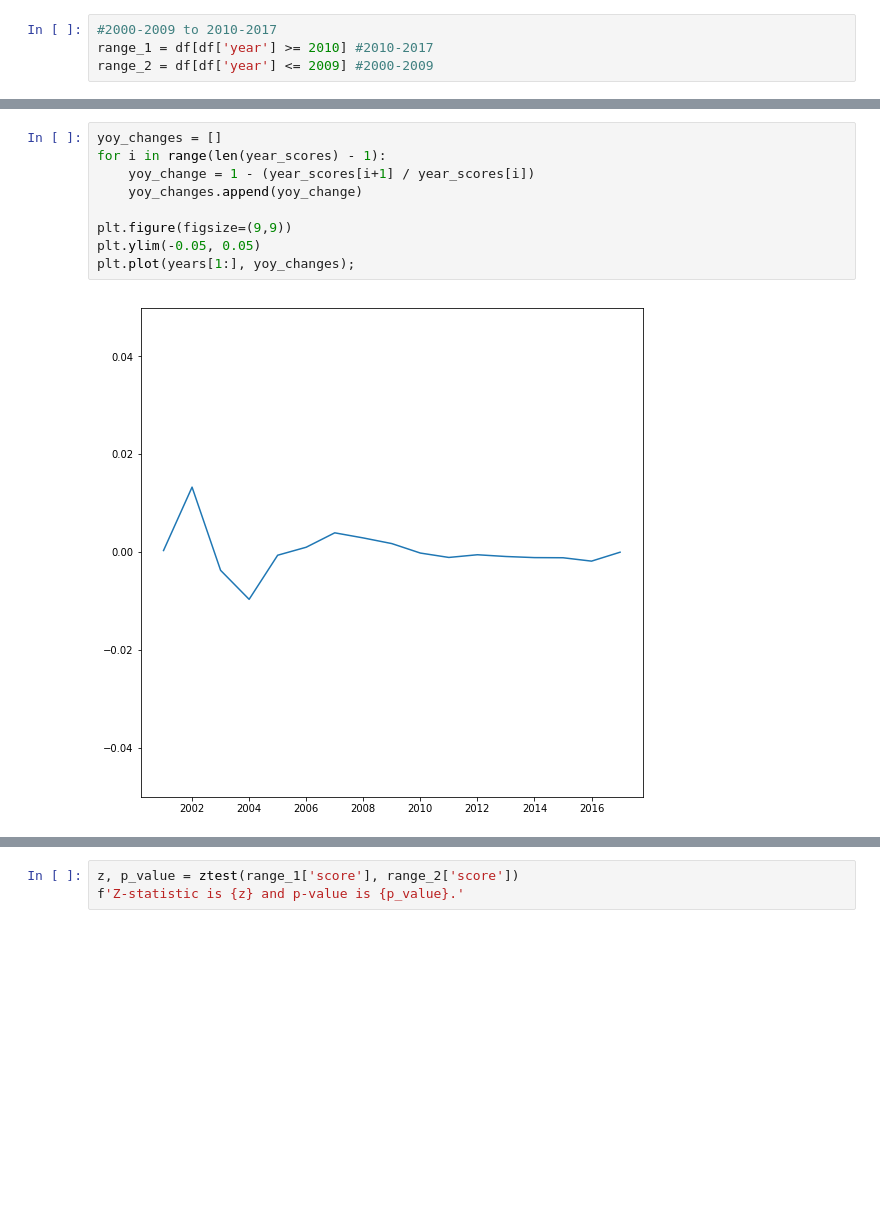
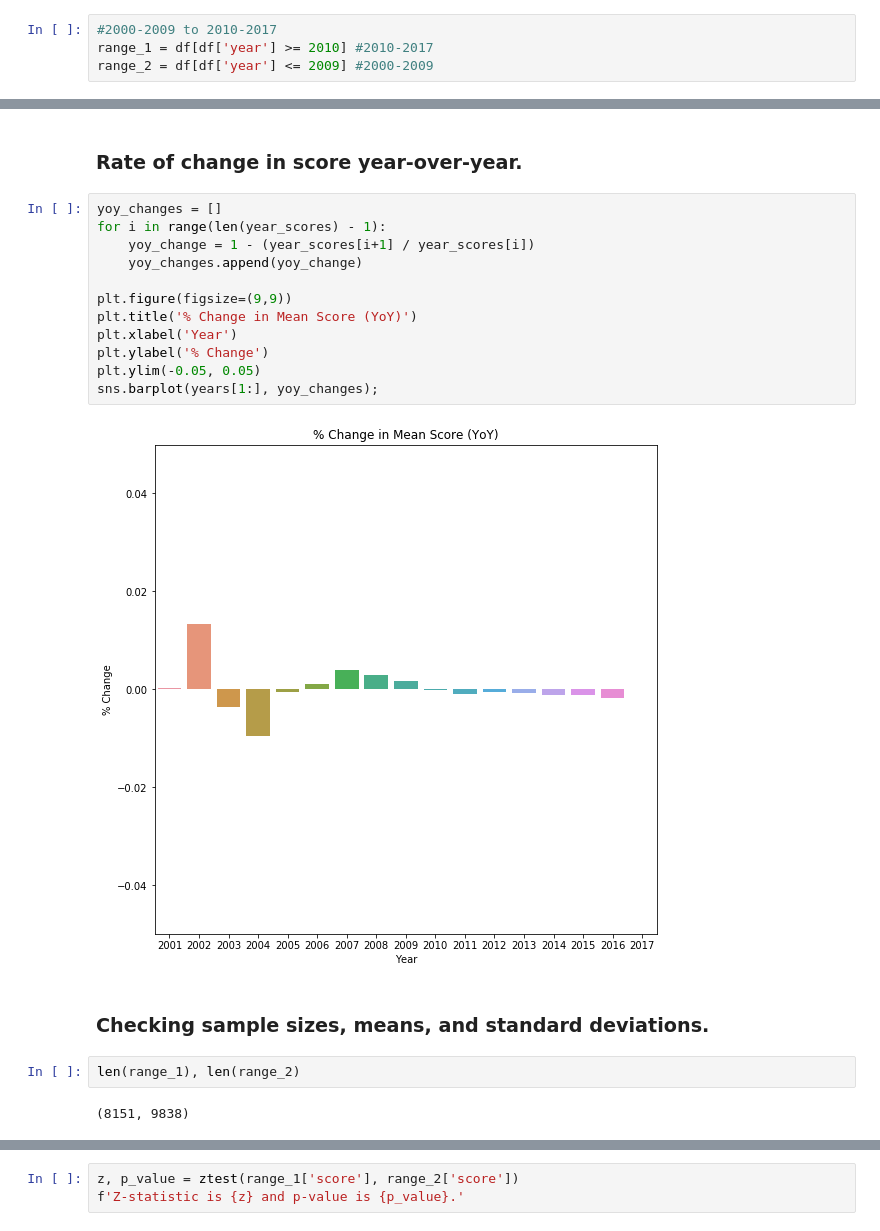
Before and after one commit to worldyne/module2_final_project, a Jupyter notebook: scores_over_time.ipynb, the cells around one changed output, grey strips where cells are left out. Drawn from its saved outputs; the diff is of its cells as text; blank space fills up the shorter version.

```diff
--- a/scores_over_time.ipynb
+++ b/scores_over_time.ipynb
@@ -84,14 +121,25 @@ year_scores
+# %% [markdown]
+### Rate of change in score year-over-year.
 # %%
 yoy_changes = []
 for i in range(len(year_scores) - 1):
     yoy_change = 1 - (year_scores[i+1] / year_scores[i])
     yoy_changes.append(yoy_change)
 
 plt.figure(figsize=(9,9))
+plt.title('% Change in Mean Score (YoY)')
+plt.xlabel('Year')
+plt.ylabel('% Change')
 plt.ylim(-0.05, 0.05)
-plt.plot(years[1:], yoy_changes);
+sns.barplot(years[1:], yoy_changes);
 # %% [output]
-[figure, old version]
+[figure, new version]
+# %% [markdown]
+### Checking sample sizes, means, and standard deviations.
+# %%
+len(range_1), len(range_2)
+# %% [output]
+(8151, 9838)
 # %%
 range_1['score'].mean(), range_2['score'].mean()
 # %% [output]
```
Also changed, not shown: parts of 26 cells of this notebook.
